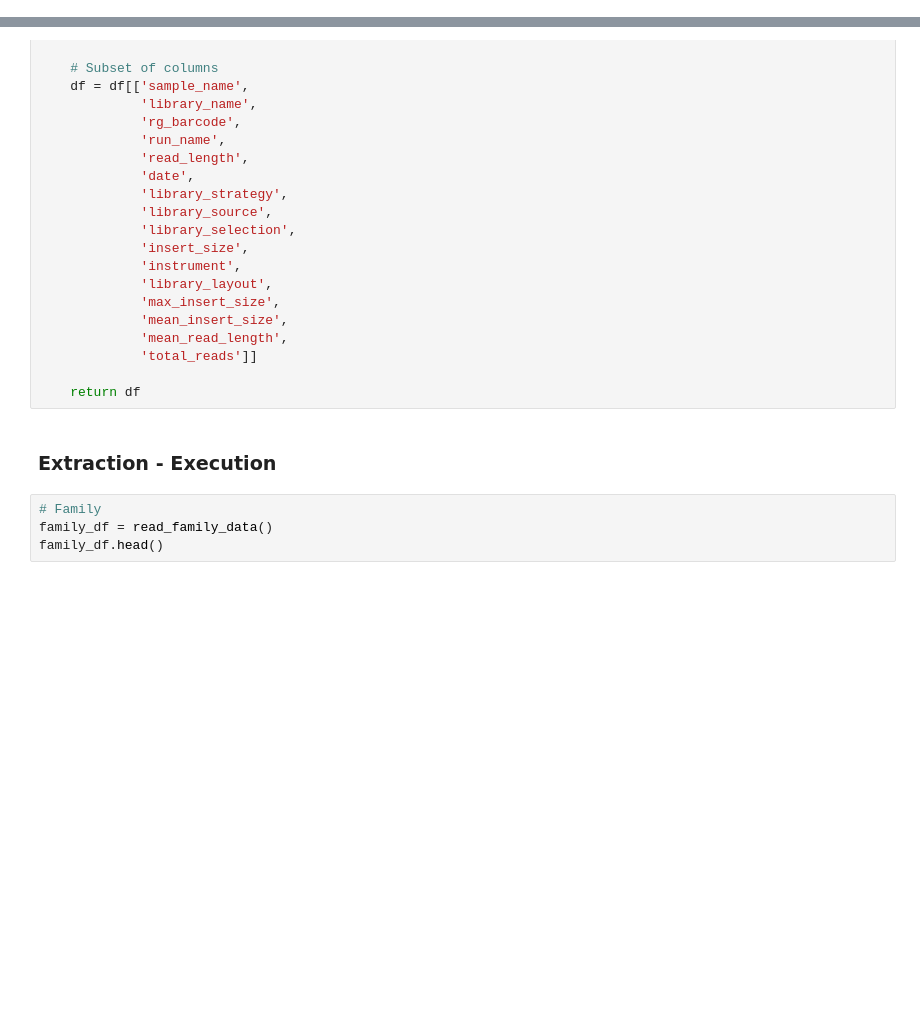
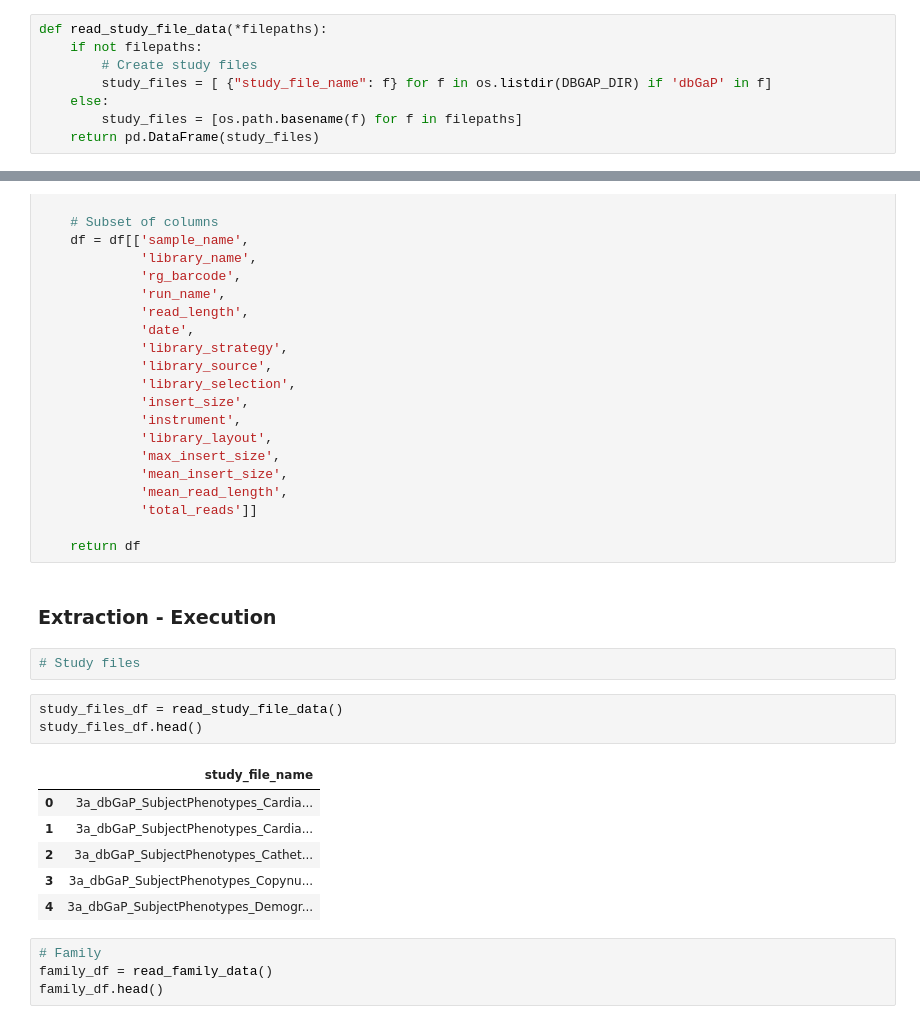
Before and after one commit to ConnorBarnhill/kf-api-dataservice, a Jupyter notebook: dataservice/util/data_import/seidman/Seidman-Import.ipynb, the cells around one changed output, grey strips where cells are left out. Drawn from its saved outputs; the diff is of its cells as text; blank space fills up the shorter version.

Commit message:
:sparkles: Add investigator and study_file to etl

```diff
--- a/dataservice/util/data_import/seidman/Seidman-Import.ipynb
+++ b/dataservice/util/data_import/seidman/Seidman-Import.ipynb
@@ -53,6 +53,14 @@ def reformat_column_names(df_func):
         return df
 
     return wrapper
+# %%
+def read_study_file_data(*filepaths):
+    if not filepaths:
+        # Create study files
+        study_files = [ {"study_file_name": f} for f in os.listdir(DBGAP_DIR) if 'dbGaP' in f]
+    else:
+        study_files = [os.path.basename(f) for f in filepaths]
+    return pd.DataFrame(study_files)
 # %%
 # Family
 @reformat_column_names
@@ -335,6 +347,18 @@ def read_seq_experiment_data(filepath=None):
     return df
 # %% [markdown]
 ### Extraction - Execution
+# %%
+# Study files
+# %%
+study_files_df = read_study_file_data()
+study_files_df.head()
+# %% [output]
+|  | study_file_name |
+| 0 | 3a_dbGaP_SubjectPhenotypes_Cardia... |
+| 1 | 3a_dbGaP_SubjectPhenotypes_Cardia... |
+| 2 | 3a_dbGaP_SubjectPhenotypes_Cathet... |
+| 3 | 3a_dbGaP_SubjectPhenotypes_Copynu... |
+| 4 | 3a_dbGaP_SubjectPhenotypes_Demogr... |
 # %%
 # Family
 family_df = read_family_data()
```
Also changed, not shown: parts of 5 cells of this notebook, 5 other files.
